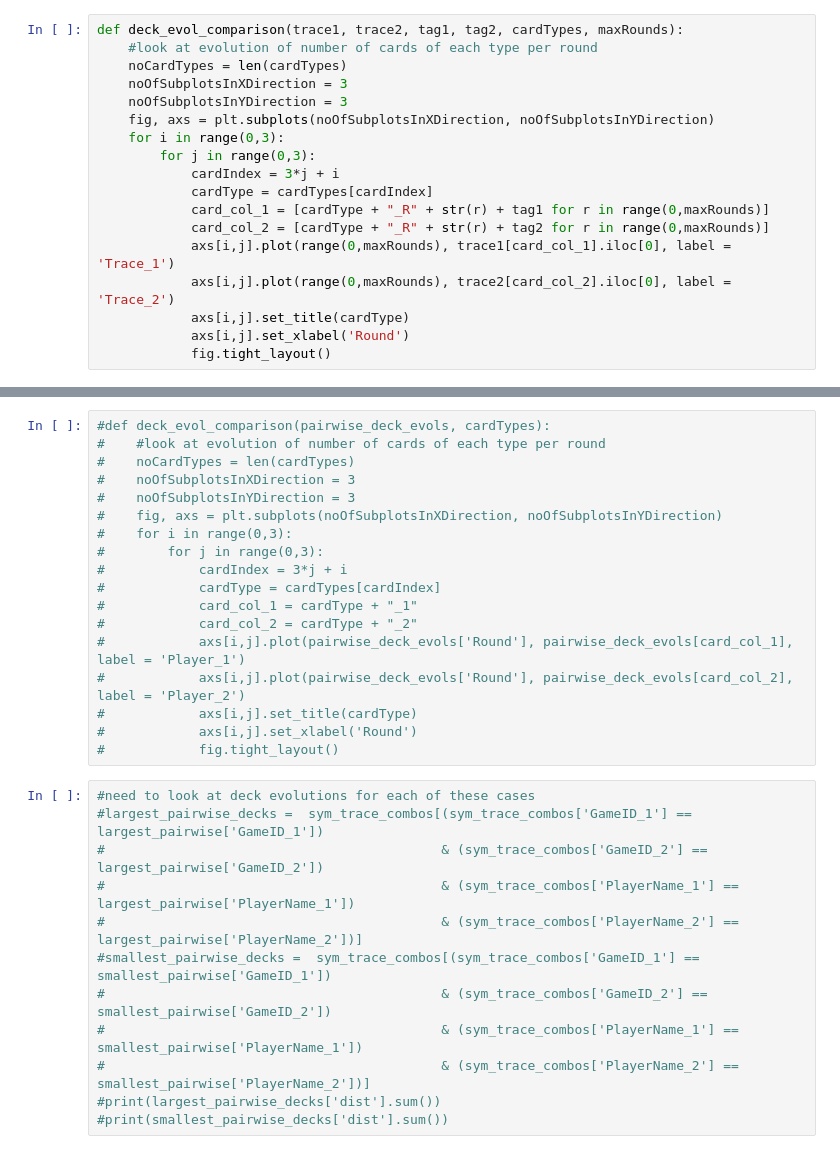
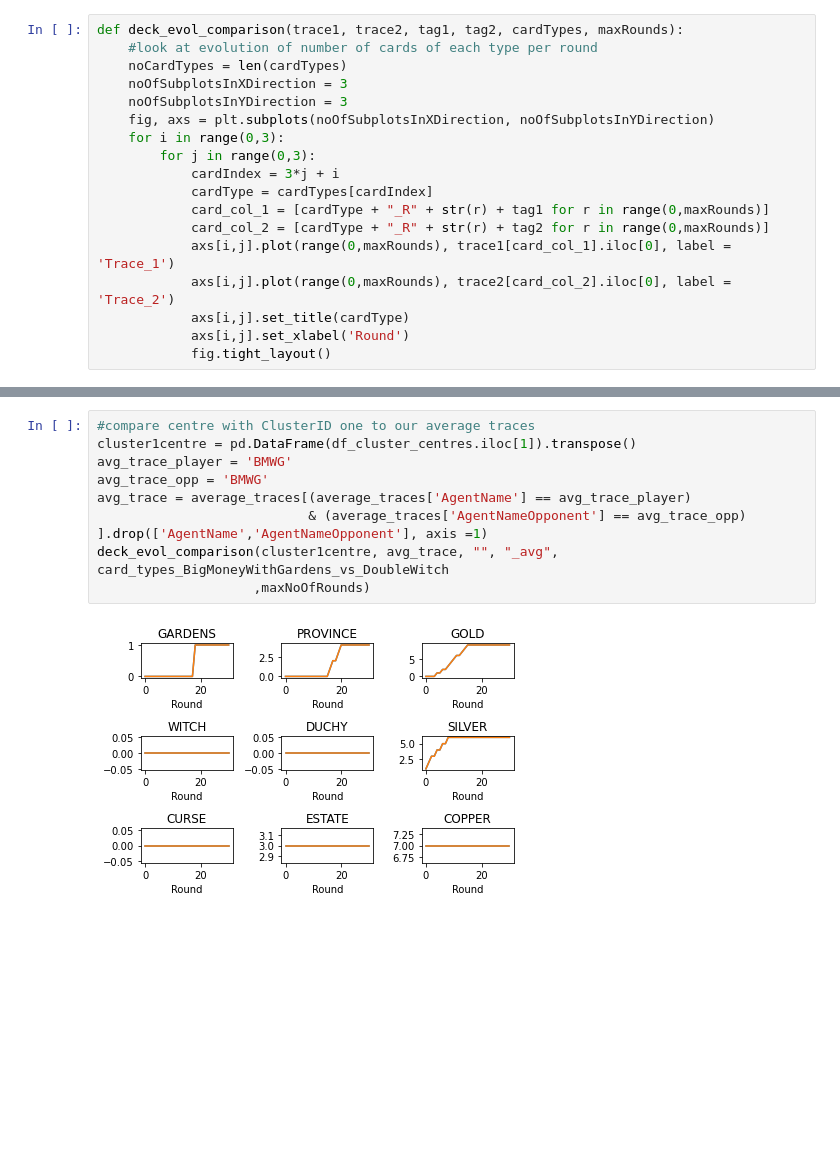
Before and after one commit to owenant/DominionPlayTraceClustering, a Jupyter notebook: PlayTraceAnalysisFromTAG.ipynb, the cells around one changed output, grey strips where cells are left out. Cells and saved outputs as stored; diff of their text form; blank space fills up the shorter version.

```diff
--- a/PlayTraceAnalysisFromTAG.ipynb
+++ b/PlayTraceAnalysisFromTAG.ipynb
@@ -631,30 +633,11 @@ deck_evol_comparison(cluster1centre, BMWG_avg_trace, "", "_avg", card_types_BigM
-# %%
-#def deck_evol_comparison(pairwise_deck_evols, cardTypes):
-#    #look at evolution of number of cards of each type per round
-#    noCardTypes = len(cardTypes)
-#    noOfSubplotsInXDirection = 3
-#    noOfSubplotsInYDirection = 3
-#    fig, axs = plt.subplots(noOfSubplotsInXDirection, noOfSubplotsInYDirection)
-#    for i in range(0,3):
-#        for j in range(0,3):
-#            cardIndex = 3*j + i
-#            cardType = cardTypes[cardIndex]
-#            card_col_1 = cardType + "_1"
-#            card_col_2 = cardType + "_2"
-#            axs[i,j].plot(pairwise_deck_evols['Round'], pairwise_deck_evols[card_col_1], label = 'Player_1')
-#            axs[i,j].plot(pairwise_deck_evols['Round'], pairwise_deck_evols[card_col_2], label = 'Player_2')
-#            axs[i,j].set_title(cardType)
-#            axs[i,j].set_xlabel('Round')
-#            fig.tight_layout()
-# %%
-#need to look at deck evolutions for each of these cases
-#largest_pairwise_decks =  sym_trace_combos[(sym_trace_combos['GameID_1'] == largest_pairwise['GameID_1'])
-#                                           & (sym_trace_combos['GameID_2'] == largest_pairwise['GameID_2'])
-#                                           & (sym_trace_combos['PlayerName_1'] == largest_pairwise['PlayerName_1'])
-#                                           & (sym_trace_combos['PlayerName_2'] == largest_pairwise['PlayerName_2'])]
-#smallest_pairwise_decks =  sym_trace_combos[(sym_trace_combos['GameID_1'] == smallest_pairwise['GameID_1'])
-#                                           & (sym_trace_combos['GameID_2'] == smallest_pairwise['GameID_2'])
-#                                           & (sym_trace_combos['PlayerName_1'] == smallest_pairwise['PlayerName_1'])
-#                                           & (sym_trace_combos['PlayerName_2'] == smallest_pairwise['PlayerName_2'])]
-#print(largest_pairwise_decks['dist'].sum())
-#print(smallest_pairwise_decks['dist'].sum())
+# %%
+#compare centre with ClusterID one to our average traces
+cluster1centre = pd.DataFrame(df_cluster_centres.iloc[1]).transpose()
+avg_trace_player = 'BMWG'
+avg_trace_opp = 'BMWG'
+avg_trace = average_traces[(average_traces['AgentName'] == avg_trace_player)
+                           & (average_traces['AgentNameOpponent'] == avg_trace_opp) ].drop(['AgentName','AgentNameOpponent'], axis =1)
+deck_evol_comparison(cluster1centre, avg_trace, "", "_avg", card_types_BigMoneyWithGardens_vs_DoubleWitch
+                    ,maxNoOfRounds)
+# %% [output]
+[figure, added]
```
Also changed, not shown: parts of 15 cells of this notebook.
